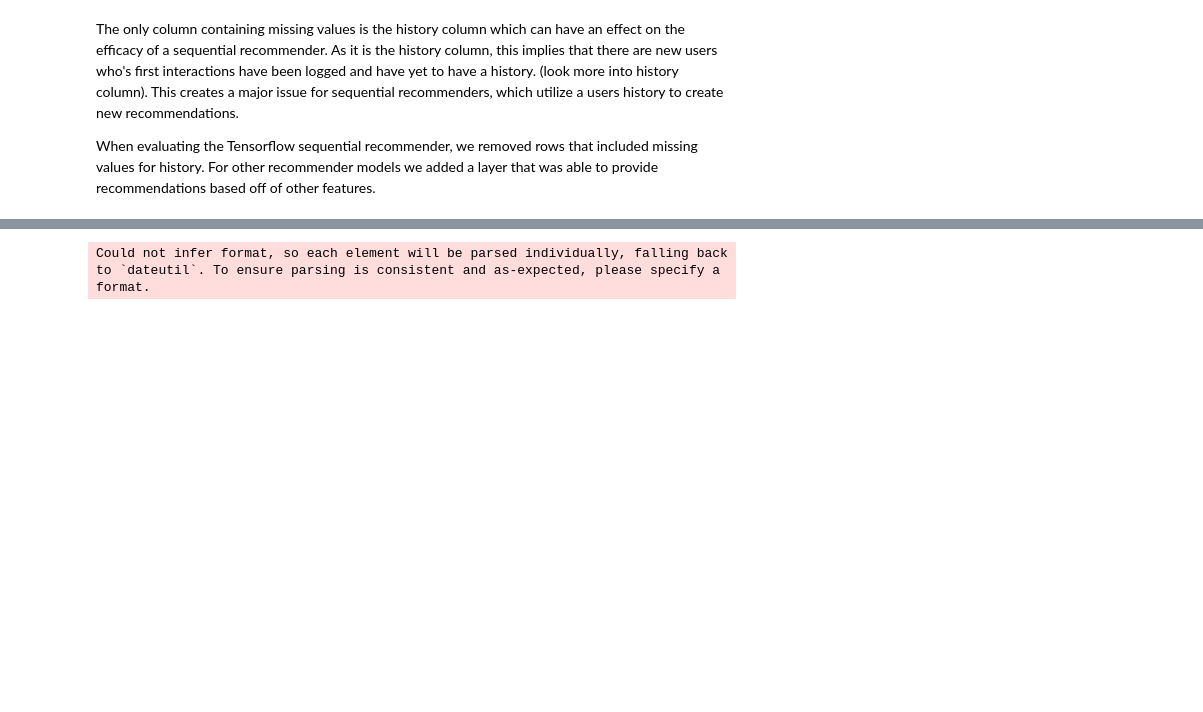
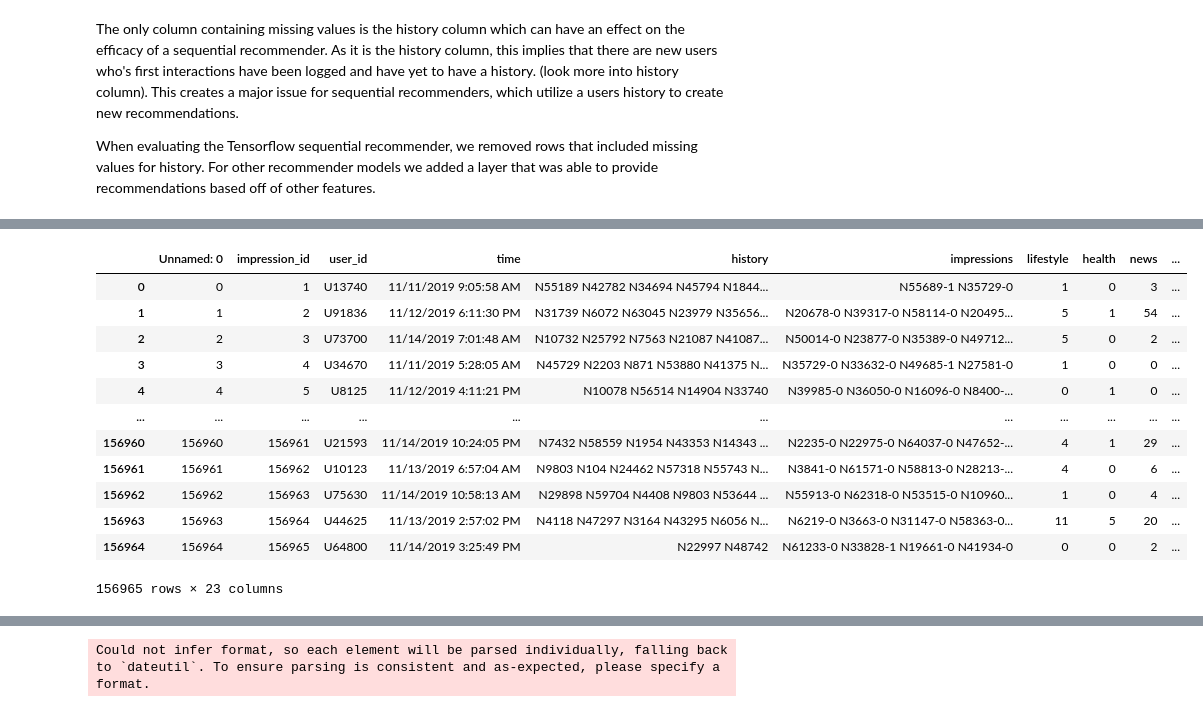
Before and after one commit to nicholas-rf/RecommenderProject, a Jupyter notebook: ExploratoryAnalysis/eda_report.ipynb, the cells around one changed output, grey strips where cells are left out. Cells and saved outputs as stored; diff of their text form; code cells hidden in the pictures; blank space fills up the shorter version.

```diff
--- a/ExploratoryAnalysis/eda_report.ipynb
+++ b/ExploratoryAnalysis/eda_report.ipynb
@@ -152,0 +129,61 @@ While we are experiementing on density of categories and their popularities, the
+# %%
+news = pd.read_csv('../MIND_small/csv/news.csv')
+copynews = news.set_index('news_id')
+def get_hourly_popularity(row, history=True):
+    """
+    BASED OFF OF IMPRESSION RN AND NOT HISTORY, MIGHT WANT TO DO THE SAME: Gets the hourly popularity for the categories by getting the rows impressions column
+    FOR ARTICLE HOURLY TIME POPULARITY IS MORE DIFFICULT AND WILL NEED TO BE DONE WITH A FULL DATE PROBABLY (annoying :<)
+    """
+    # Read in the news csv and set its index to news_id.
+
+
+    # Create dictionaries to store interacted categories for each user by history and their clickthrough rates.
+    category_popularity_impression = {category: 0 for category in pd.unique(copynews['category'])}
+    category_popularity_history = {category: 0 for category in pd.unique(copynews['category'])}
+
+    # Get the history and impressions of the user in the row.
+
+    if history:
+        history=row['history']
+        # If our history is not a NaN.
+        if type(history) != float:
+
+            # Split the history into news IDs
+            for news_id in history.split():
+
+                # Locate the article and access its category, then increment the metrics.
+                category = copynews.loc[news_id]['category']
+                category_popularity_history[category] += 1
+    else:
+        impressions=row['impressions']
+        # If the impression is not a NaN.
+        if type(impressions) != float:
+            # Access all impressions.
+            for impression in impressions.split():
+
+                # Clean up the impression so that it's easier to parse.
+                impression_info = data_processing.clean_impression(impression)
+
+                # If the impression signifies a clickthrough increment the metrics.
+                if impression_info['score'] == '1':
+                    category = copynews.loc[impression_info['article_ID']]['category']
+                    category_popularity_impression[category] += 1
+
+    return category_popularity_history if history else category_popularity_impression
+
+# print(pd.unique(copynews['category']))
+behaviors[category_popularity.columns.to_list()] = behaviors.apply(lambda row : get_hourly_popularity(row, True), axis='columns', result_type='expand')
+# %% [output]
+|  | Unnamed: 0 | impression_id | user_id | time | history | impressions | lifestyle | health | news | ... |
+| 0 | 0 | 1 | U13740 | 11/11/2019 9:05:58 AM | N55189 N42782 N34694 N45794 N1844... | N55689-1 N35729-0 | 1 | 0 | 3 | ... |
+| 1 | 1 | 2 | U91836 | 11/12/2019 6:11:30 PM | N31739 N6072 N63045 N23979 N35656... | N20678-0 N39317-0 N58114-0 N20495... | 5 | 1 | 54 | ... |
+| 2 | 2 | 3 | U73700 | 11/14/2019 7:01:48 AM | N10732 N25792 N7563 N21087 N41087... | N50014-0 N23877-0 N35389-0 N49712... | 5 | 0 | 2 | ... |
+| 3 | 3 | 4 | U34670 | 11/11/2019 5:28:05 AM | N45729 N2203 N871 N53880 N41375 N... | N35729-0 N33632-0 N49685-1 N27581-0 | 1 | 0 | 0 | ... |
+| 4 | 4 | 5 | U8125 | 11/12/2019 4:11:21 PM | N10078 N56514 N14904 N33740 | N39985-0 N36050-0 N16096-0 N8400-... | 0 | 1 | 0 | ... |
+| ... | ... | ... | ... | ... | ... | ... | ... | ... | ... | ... |
+| 156960 | 156960 | 156961 | U21593 | 11/14/2019 10:24:05 PM | N7432 N58559 N1954 N43353 N14343 ... | N2235-0 N22975-0 N64037-0 N47652-... | 4 | 1 | 29 | ... |
+| 156961 | 156961 | 156962 | U10123 | 11/13/2019 6:57:04 AM | N9803 N104 N24462 N57318 N55743 N... | N3841-0 N61571-0 N58813-0 N28213-... | 4 | 0 | 6 | ... |
+| 156962 | 156962 | 156963 | U75630 | 11/14/2019 10:58:13 AM | N29898 N59704 N4408 N9803 N53644 ... | N55913-0 N62318-0 N53515-0 N10960... | 1 | 0 | 4 | ... |
+| 156963 | 156963 | 156964 | U44625 | 11/13/2019 2:57:02 PM | N4118 N47297 N3164 N43295 N6056 N... | N6219-0 N3663-0 N31147-0 N58363-0... | 11 | 5 | 20 | ... |
+| 156964 | 156964 | 156965 | U64800 | 11/14/2019 3:25:49 PM | N22997 N48742 | N61233-0 N33828-1 N19661-0 N41934-0 | 0 | 0 | 2 | ... |
+156965 rows × 23 columns
```
Also changed, not shown: parts of 25 cells of this notebook, 2 other files.
